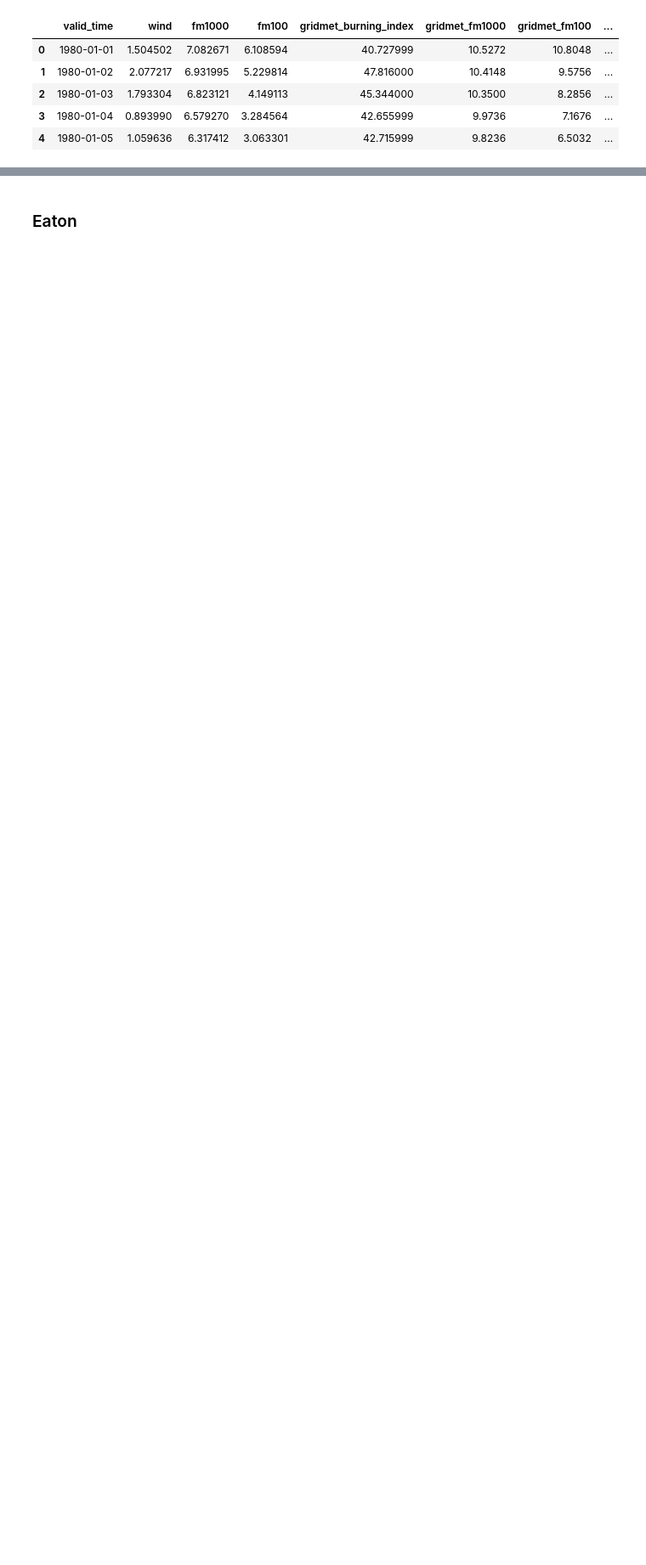
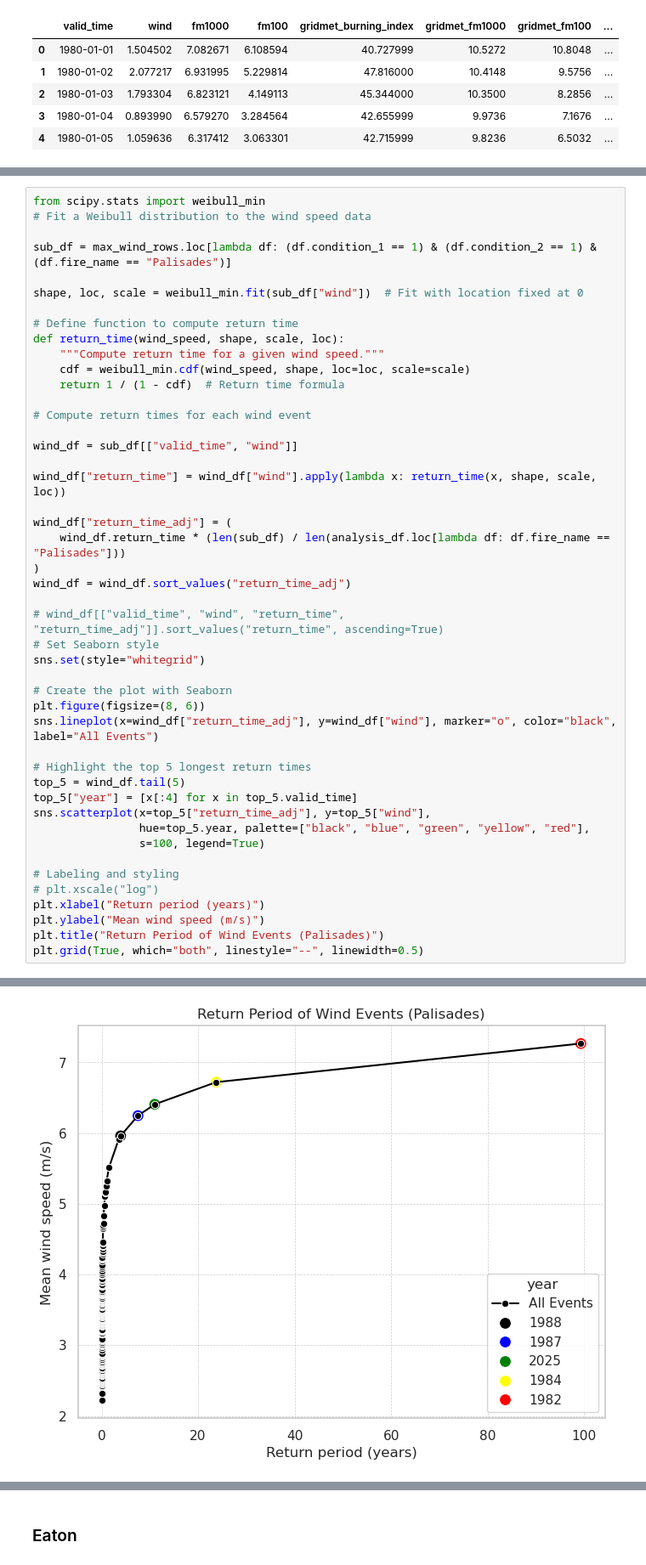
Before and after one commit to mitchhung/era5-santa-ana, a Jupyter notebook: notebooks/saw.ipynb, the cells around one changed output, grey strips where cells are left out. Shown at 85% size. Cells and saved outputs as stored; diff of their text form; blank space fills up the shorter version.

```diff
--- a/notebooks/saw.ipynb
+++ b/notebooks/saw.ipynb
@@ -765,0 +696,47 @@ max_wind_rows.tail()
+# %%
+from scipy.stats import weibull_min
+# Fit a Weibull distribution to the wind speed data
+
+sub_df = max_wind_rows.loc[lambda df: (df.condition_1 == 1) & (df.condition_2 == 1) & (df.fire_name == "Palisades")]
+
+shape, loc, scale = weibull_min.fit(sub_df["wind"])  # Fit with location fixed at 0
+
+# Define function to compute return time
+def return_time(wind_speed, shape, scale, loc):
+    """Compute return time for a given wind speed."""
+    cdf = weibull_min.cdf(wind_speed, shape, loc=loc, scale=scale)
+    return 1 / (1 - cdf)  # Return time formula
+
+# Compute return times for each wind event
+
+wind_df = sub_df[["valid_time", "wind"]]
+
+wind_df["return_time"] = wind_df["wind"].apply(lambda x: return_time(x, shape, scale, loc))
+
+wind_df["return_time_adj"] = (
+    wind_df.return_time * (len(sub_df) / len(analysis_df.loc[lambda df: df.fire_name == "Palisades"]))
+)
+wind_df = wind_df.sort_values("return_time_adj")
+
+# wind_df[["valid_time", "wind", "return_time", "return_time_adj"]].sort_values("return_time", ascending=True)
+# Set Seaborn style
+sns.set(style="whitegrid")
+
+# Create the plot with Seaborn
+plt.figure(figsize=(8, 6))
+sns.lineplot(x=wind_df["return_time_adj"], y=wind_df["wind"], marker="o", color="black", label="All Events")
+
+# Highlight the top 5 longest return times
+top_5 = wind_df.tail(5)
+top_5["year"] = [x[:4] for x in top_5.valid_time]
+sns.scatterplot(x=top_5["return_time_adj"], y=top_5["wind"],
+                hue=top_5.year, palette=["black", "blue", "green", "yellow", "red"],
+                s=100, legend=True)
+
+# Labeling and styling
+# plt.xscale("log")
+plt.xlabel("Return period (years)")
+plt.ylabel("Mean wind speed (m/s)")
+plt.title("Return Period of Wind Events (Palisades)")
+plt.grid(True, which="both", linestyle="--", linewidth=0.5)
+# %% [output]
@@ -765,0 +758 @@ max_wind_rows.tail()
+[figure, added]
```
Also changed, not shown: parts of 9 cells of this notebook.
